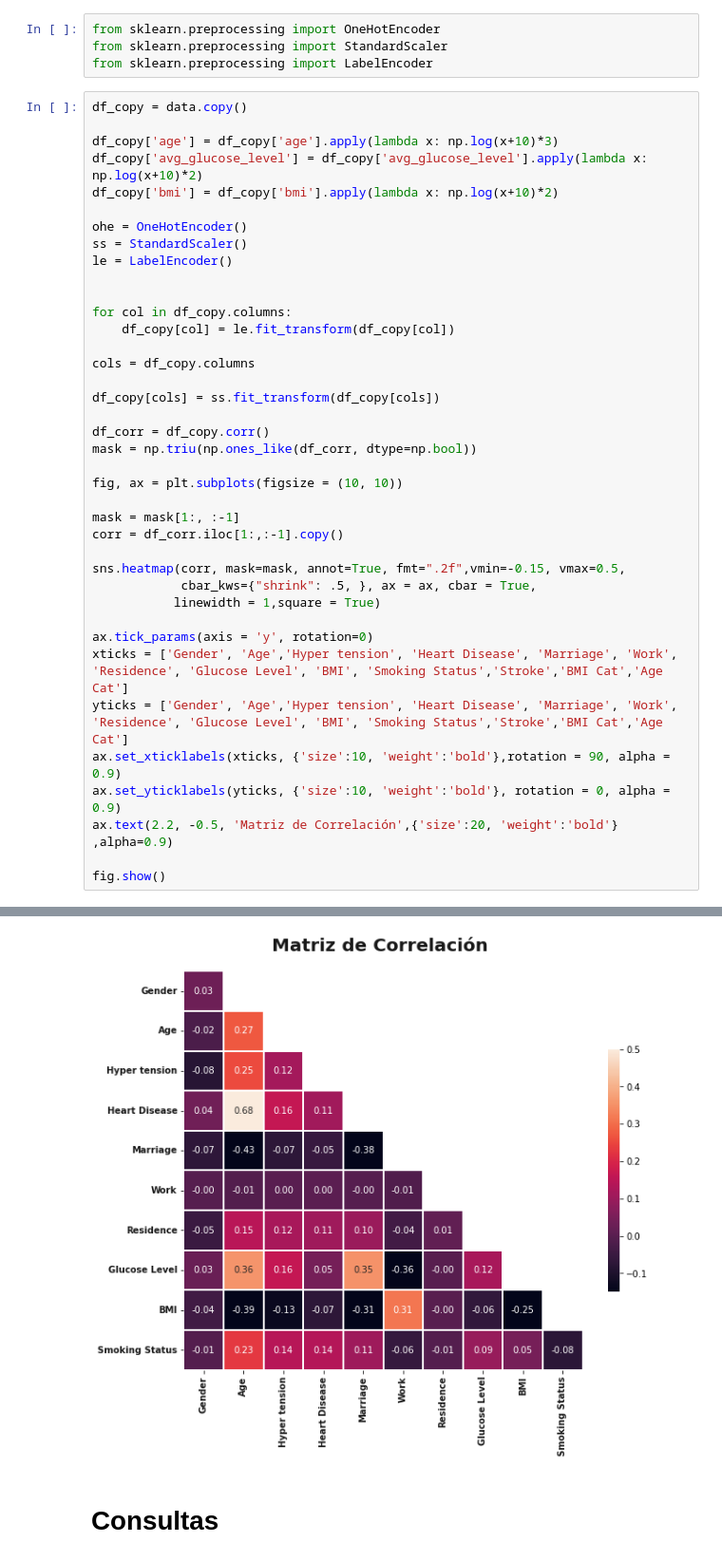
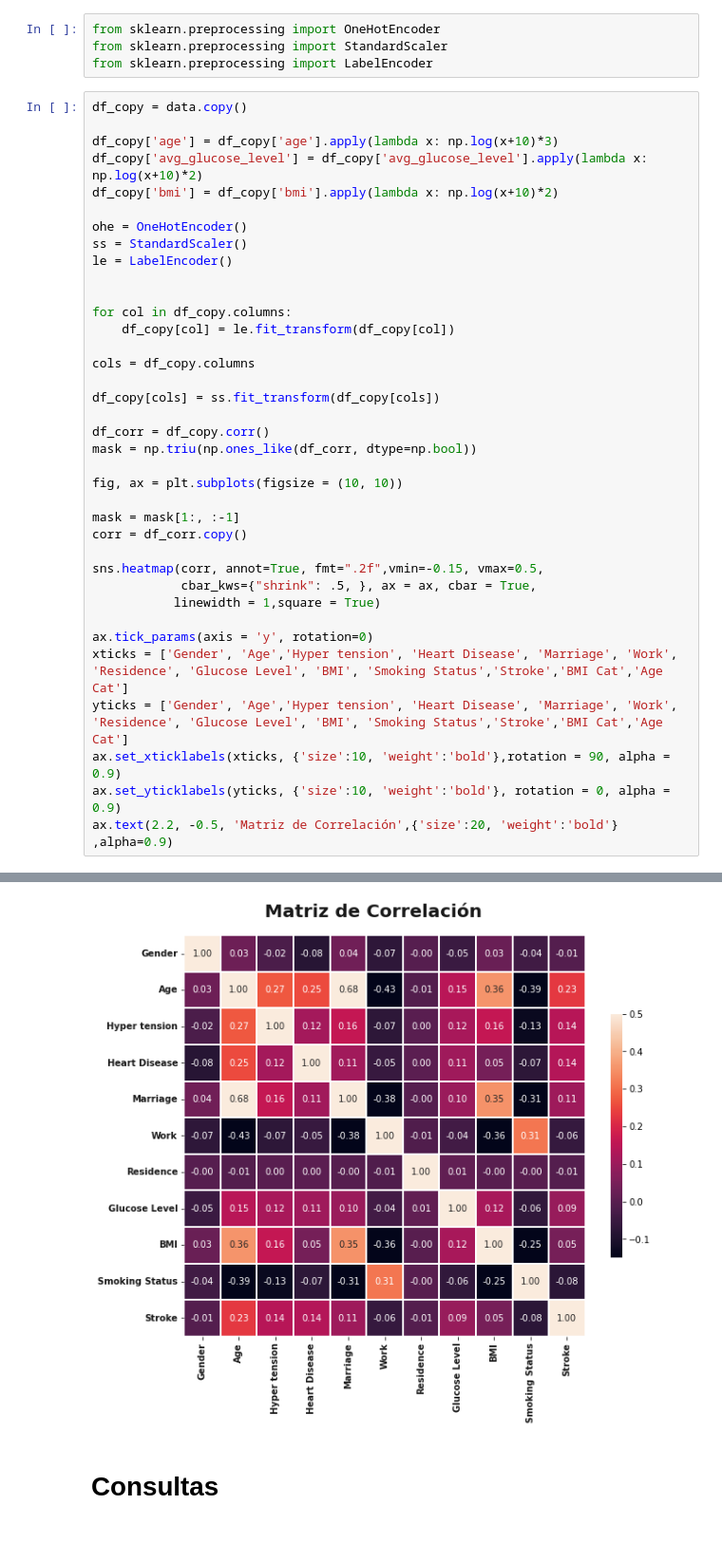
Before and after one commit to jbardalesr/macrodata-projects, a Jupyter notebook: Laboratorio2/PC2_Riesgo_accidente_cerebrovascultar.ipynb, the cells around one changed output, grey strips where cells are left out. Shown at 95% size. Saved outputs shown, nothing was run; the diff lists cells and outputs as text.

```diff
--- a/Laboratorio2/PC2_Riesgo_accidente_cerebrovascultar.ipynb
+++ b/Laboratorio2/PC2_Riesgo_accidente_cerebrovascultar.ipynb
@@ -195,9 +195,9 @@ mask = np.triu(np.ones_like(df_corr, dtype=np.bool))
 fig, ax = plt.subplots(figsize = (10, 10))
 
 mask = mask[1:, :-1]
-corr = df_corr.iloc[1:,:-1].copy()
+corr = df_corr.copy()
 
-sns.heatmap(corr, mask=mask, annot=True, fmt=".2f",vmin=-0.15, vmax=0.5,
+sns.heatmap(corr, annot=True, fmt=".2f",vmin=-0.15, vmax=0.5,
             cbar_kws={"shrink": .5, }, ax = ax, cbar = True,
            linewidth = 1,square = True)
 
@@ -207,6 +207,4 @@ yticks = ['Gender', 'Age','Hyper tension', 'Heart Disease', 'Marriage', 'Work',
 ax.set_xticklabels(xticks, {'size':10, 'weight':'bold'},rotation = 90, alpha = 0.9)
 ax.set_yticklabels(yticks, {'size':10, 'weight':'bold'}, rotation = 0, alpha = 0.9)
 ax.text(2.2, -0.5, 'Matriz de Correlación',{'size':20, 'weight':'bold'} ,alpha=0.9)
-
-fig.show()
 # %% [output]
@@ -213,4 +212,4 @@ fig.show()
-[figure, old version]
+[figure, new version]
 # %% [markdown]
 # Consultas
 # %%
```
Also changed, not shown: parts of 3 cells of this notebook, 1 other file.
